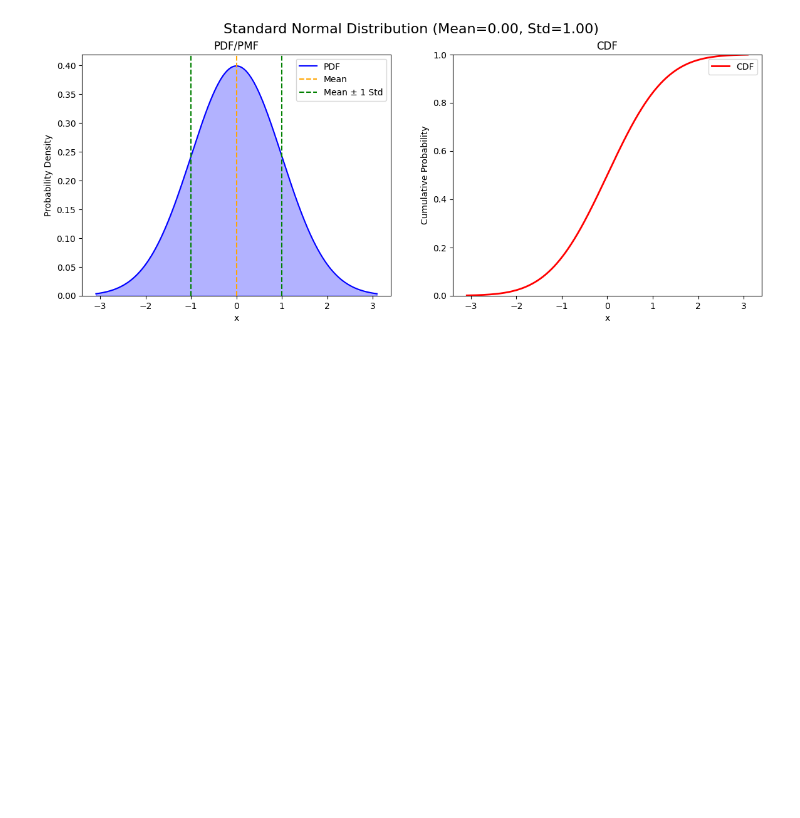
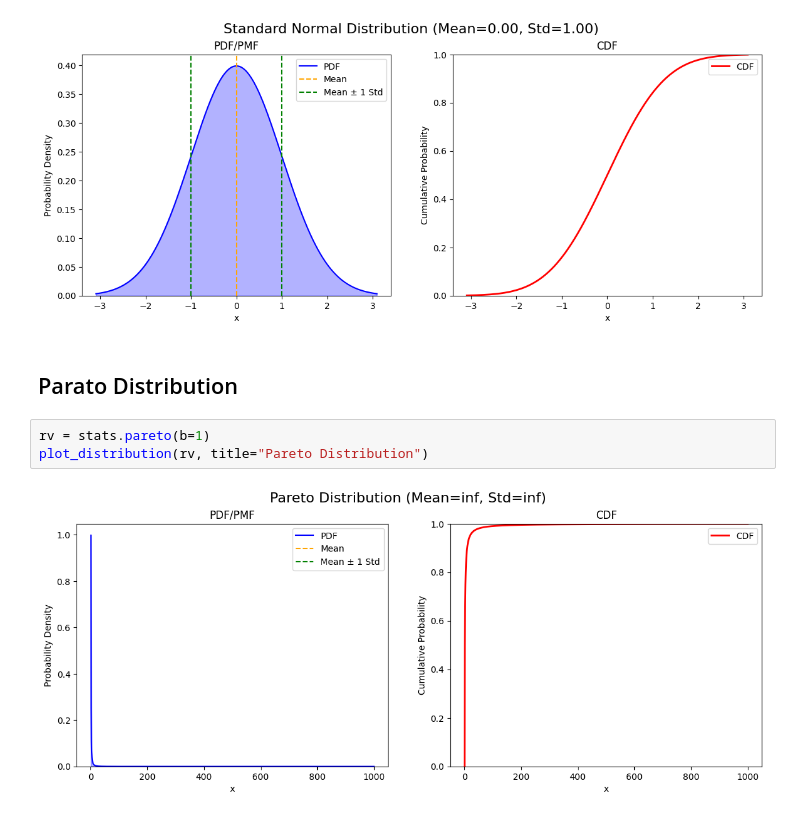
Before and after one commit to KeitaKayano/statistics, a Jupyter notebook: experiments/probability_distribution.ipynb, the cells around one changed output. Saved outputs shown, nothing was run; the diff lists cells and outputs as text; blank space fills up the shorter version.

```diff
--- a/experiments/probability_distribution.ipynb
+++ b/experiments/probability_distribution.ipynb
@@ -20,3 +20,10 @@ rv = stats.norm(loc=0, scale=1)
 plot_distribution(rv, title="Standard Normal Distribution")
 # %% [output]
 [figure]
+# %% [markdown]
+## Parato Distribution
+# %%
+rv = stats.pareto(b=1)
+plot_distribution(rv, title="Pareto Distribution")
+# %% [output]
+[figure, added]
```
Also changed, not shown: parts of 6 cells of this notebook, 7 other files.
